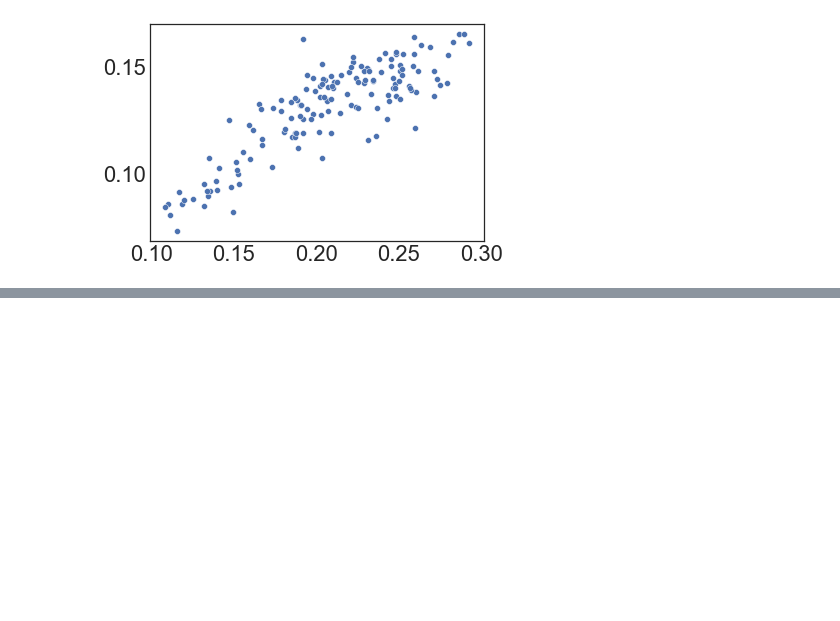
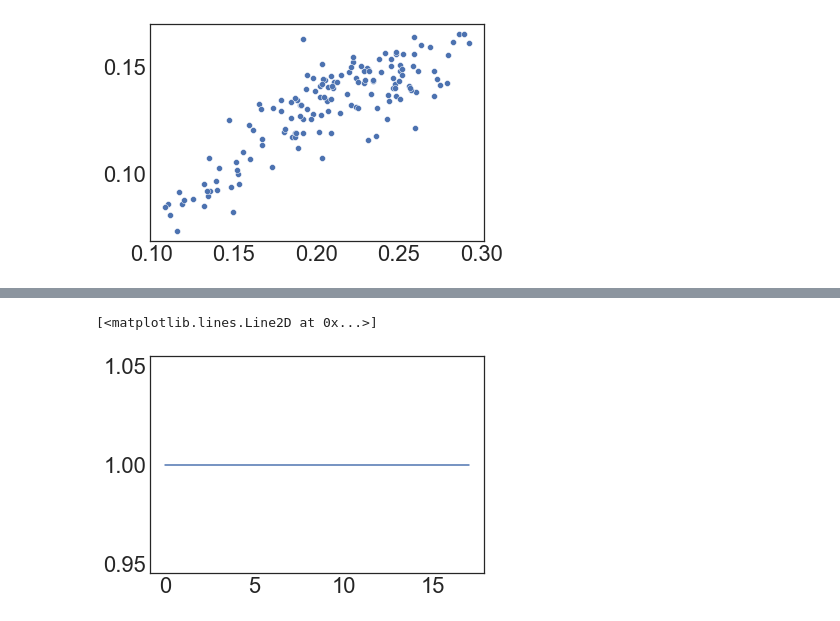
Before and after one commit to cechava/EMG_gestures, a Jupyter notebook: visualize_xsubject_robustness_joint_training_models.ipynb, the cells around one changed output, grey strips where cells are left out. Saved outputs shown, nothing was run; the diff lists cells and outputs as text; code cells hidden in the pictures; blank space fills up the shorter version.

```diff
--- a/visualize_xsubject_robustness_joint_training_models.ipynb
+++ b/visualize_xsubject_robustness_joint_training_models.ipynb
@@ -223,0 +473,12 @@ X = results_df.loc[(results_df.Type == 'Train')&(results_df.Type == 'Test')]
+# %%
+
+
+subject_folder = os.path.join(data_folder,'%02d'%(subject_id))
+print('=======================')
+print(subject_folder)
+
+# Process data and get features
+#get features across segments and corresponding info
+feature_matrix_sub, target_labels_sub, window_tstamps_sub, \
+block_labels_sub, series_labels_sub = get_subject_data_for_classification(subject_folder, lo_freq, hi_freq, \
+                                                                win_size, step)
@@ -223,0 +604,12 @@ X = results_df.loc[(results_df.Type == 'Train')&(results_df.Type == 'Test')]
+# %%
+X_test_block = feature_matrix_sub[np.where(block_labels_sub==13)[0],:]
+X_test_block = scaler.transform(X_test_block)
+X_test_block = np.expand_dims(X_test_block,0)
+
+y_prob_block = np.squeeze(trained_model.predict(X_test_block))
+y_pred_block = np.argmax(y_prob_block,1)+1
+# %%
+plt.plot(y_pred_block)
+# %% [output]
+[<matplotlib.lines.Line2D at 0x...>]
+[figure, added]
```
Also changed, not shown: parts of 33 cells of this notebook, 25 other files.
